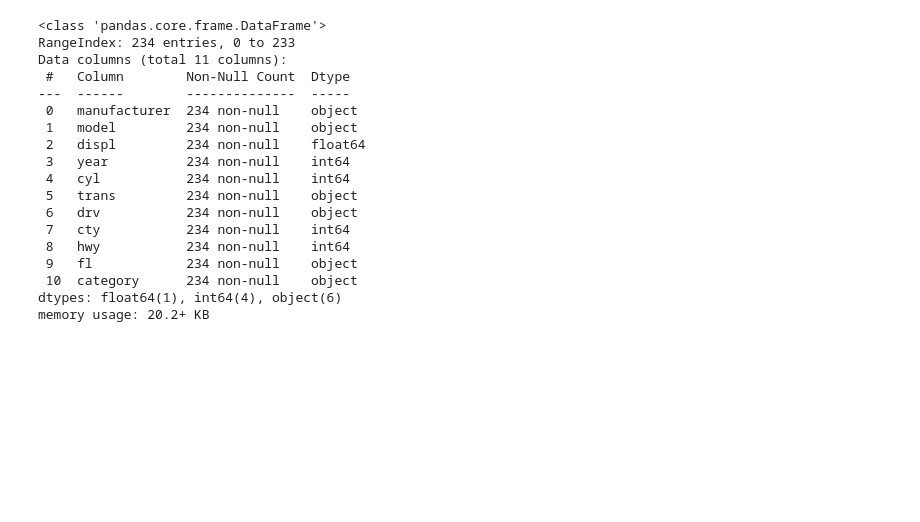
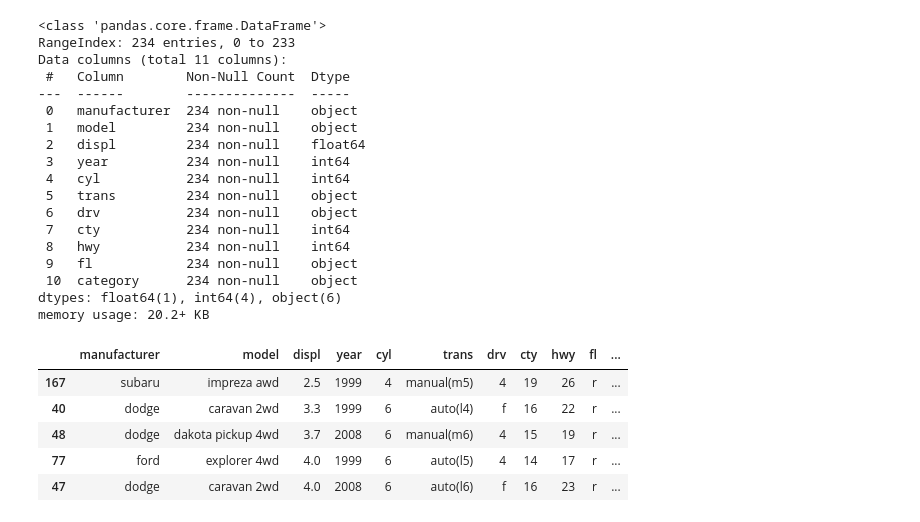
Before and after one commit to yesung05/2025-1-myclass-BDA, a Jupyter notebook: inclass/04w_A_mon_0331_easy_04_dataframe.ipynb, the cells around one changed output. Saved outputs shown, nothing was run; the diff lists cells and outputs as text; code cells hidden in the pictures; blank space fills up the shorter version.

```diff
--- a/inclass/04w_A_mon_0331_easy_04_dataframe.ipynb
+++ b/inclass/04w_A_mon_0331_easy_04_dataframe.ipynb
@@ -652,0 +651,9 @@ mp
+# %%
+mpg.sample(5)
+# %% [output]
+|  | manufacturer | model | displ | year | cyl | trans | drv | cty | hwy | fl | ... |
+| 167 | subaru | impreza awd | 2.5 | 1999 | 4 | manual(m5) | 4 | 19 | 26 | r | ... |
+| 40 | dodge | caravan 2wd | 3.3 | 1999 | 6 | auto(l4) | f | 16 | 22 | r | ... |
+| 48 | dodge | dakota pickup 4wd | 3.7 | 2008 | 6 | manual(m6) | 4 | 15 | 19 | r | ... |
+| 77 | ford | explorer 4wd | 4.0 | 1999 | 6 | auto(l5) | 4 | 14 | 17 | r | ... |
+| 47 | dodge | caravan 2wd | 4.0 | 2008 | 6 | auto(l6) | f | 16 | 23 | r | ... |
```
Also changed, not shown: parts of 27 cells of this notebook.
